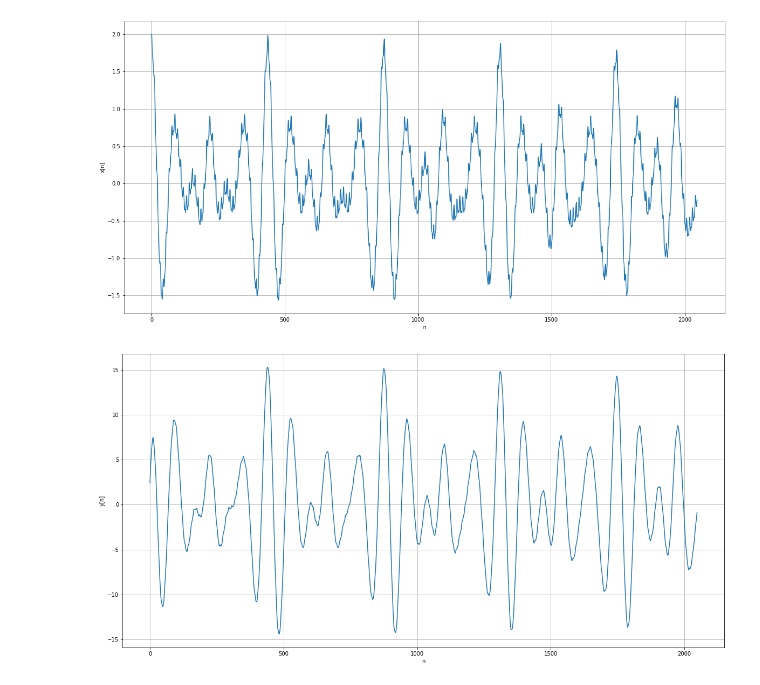
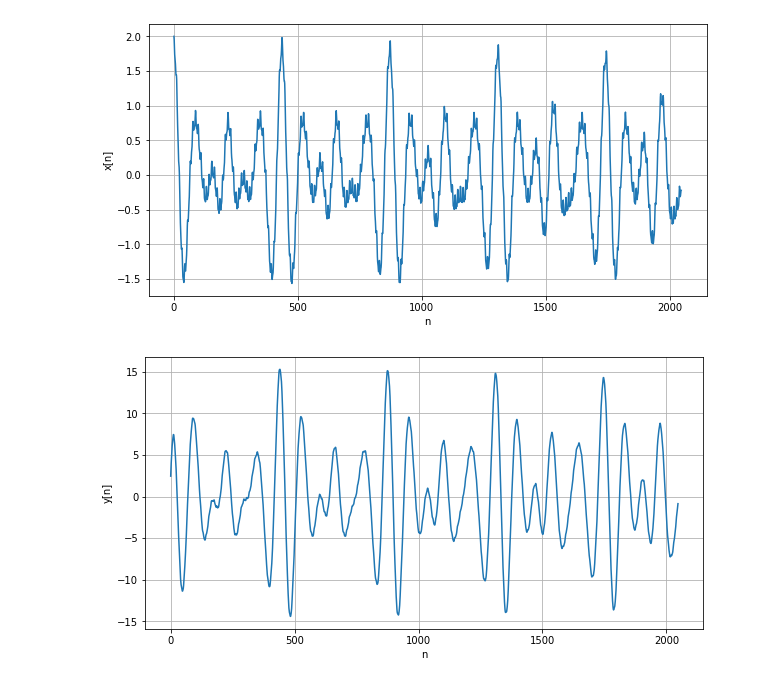
Before and after one commit to gbfelgas/coe780-topics-in-audio-signal-processing, a Jupyter notebook: chap02/peakfilt.ipynb, the cells around one changed output. Drawn from its saved outputs; the diff is of its cells as text; code cells hidden in the pictures.

Commit message:
fix: resize figures of 2.4 exercise

```diff
--- a/chap02/peakfilt.ipynb
+++ b/chap02/peakfilt.ipynb
@@ -31,14 +31,14 @@ x = (A0 * np.cos(2 * np.pi * n * f0 / fs)) \
   + (A4 * np.cos(2 * np.pi * n * f4 / fs)) \
   + (A5 * np.cos(2 * np.pi * n * f5 / fs))
 # %%
-plt.figure(figsize=(20,10))
+plt.figure(figsize=(10, 5))
 plt.plot(n, x)
 plt.ylabel('x[n]')
 plt.xlabel('n')
 plt.grid(True)
 plt.show()
 # %% [output]
-[figure, old version]
+[figure, new version]
 # %%
 fc = f0
 fb = 400
@@ -48,11 +48,11 @@ G = 20
 
 y = peakfilt(x, Wc, Wb, G)
 # %%
-plt.figure(figsize=(20,10))
+plt.figure(figsize=(10, 5))
 plt.plot(n, y)
 plt.ylabel('y[n]')
 plt.xlabel('n')
 plt.grid(True)
 plt.show()
 # %% [output]
-[figure, old version]
+[figure, new version]
```
